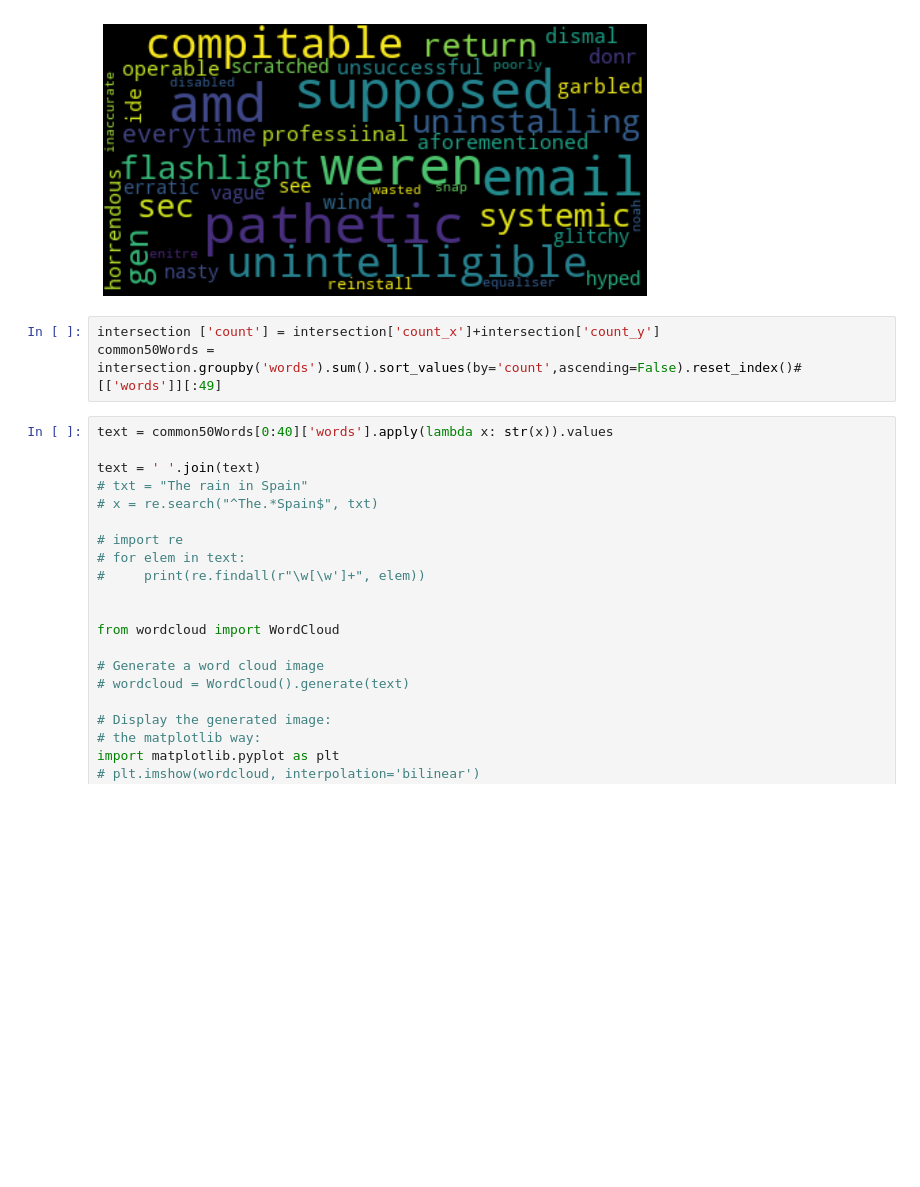
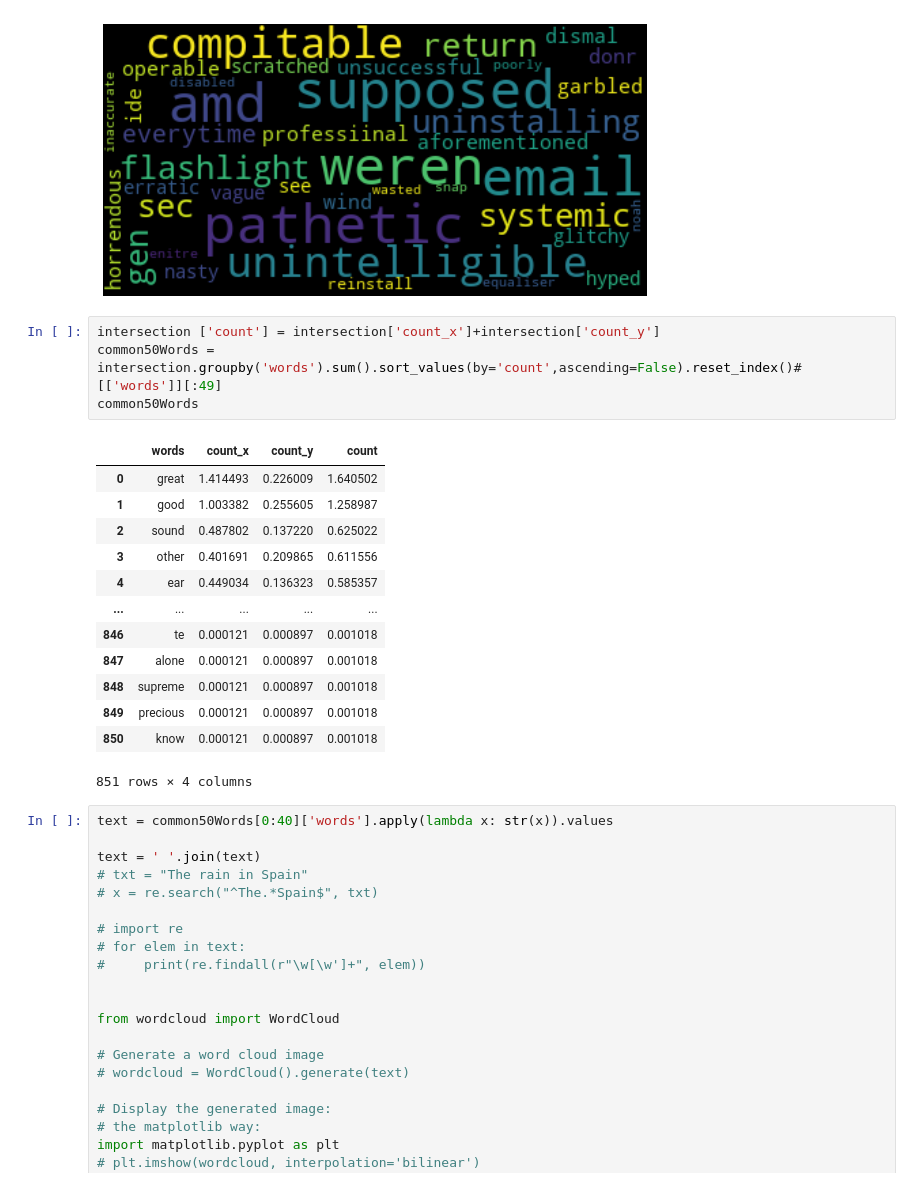
Before and after one commit to datascientistlin/AmazonReviewAnalysis, a Jupyter notebook: Amazon_review_word_exploration.ipynb, the cells around one changed output. Drawn from its saved outputs; the diff is of its cells as text; blank space fills up the shorter version.

```diff
--- a/Amazon_review_word_exploration.ipynb
+++ b/Amazon_review_word_exploration.ipynb
@@ -615,6 +709,21 @@ plt.show()
 # %%
 intersection ['count'] = intersection['count_x']+intersection['count_y']
 common50Words = intersection.groupby('words').sum().sort_values(by='count',ascending=False).reset_index()#[['words']][:49]
+common50Words
+# %% [output]
+|  | words | count_x | count_y | count |
+| 0 | great | 1.414493 | 0.226009 | 1.640502 |
+| 1 | good | 1.003382 | 0.255605 | 1.258987 |
+| 2 | sound | 0.487802 | 0.137220 | 0.625022 |
+| 3 | other | 0.401691 | 0.209865 | 0.611556 |
+| 4 | ear | 0.449034 | 0.136323 | 0.585357 |
+| ... | ... | ... | ... | ... |
+| 846 | te | 0.000121 | 0.000897 | 0.001018 |
+| 847 | alone | 0.000121 | 0.000897 | 0.001018 |
+| 848 | supreme | 0.000121 | 0.000897 | 0.001018 |
+| 849 | precious | 0.000121 | 0.000897 | 0.001018 |
+| 850 | know | 0.000121 | 0.000897 | 0.001018 |
+851 rows × 4 columns
 # %%
 text = common50Words[0:40]['words'].apply(lambda x: str(x)).values
 
```
Also changed, not shown: parts of 7 cells of this notebook, 1 other file.
